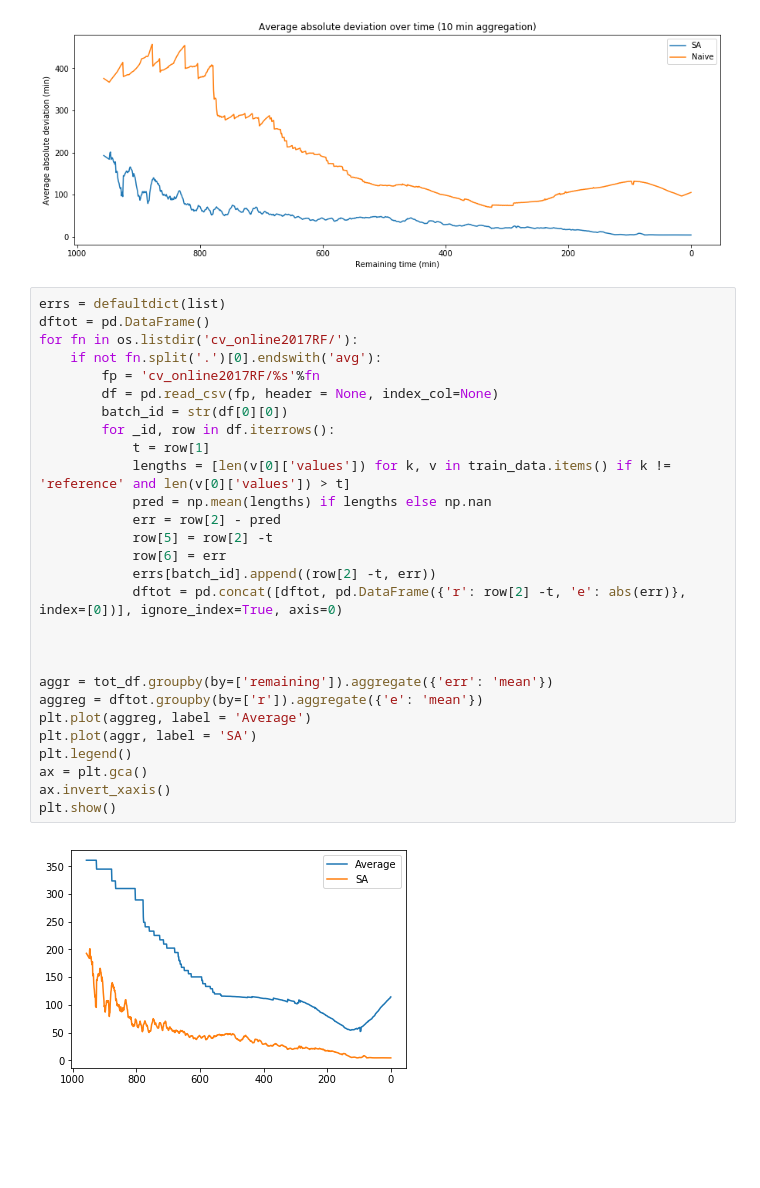
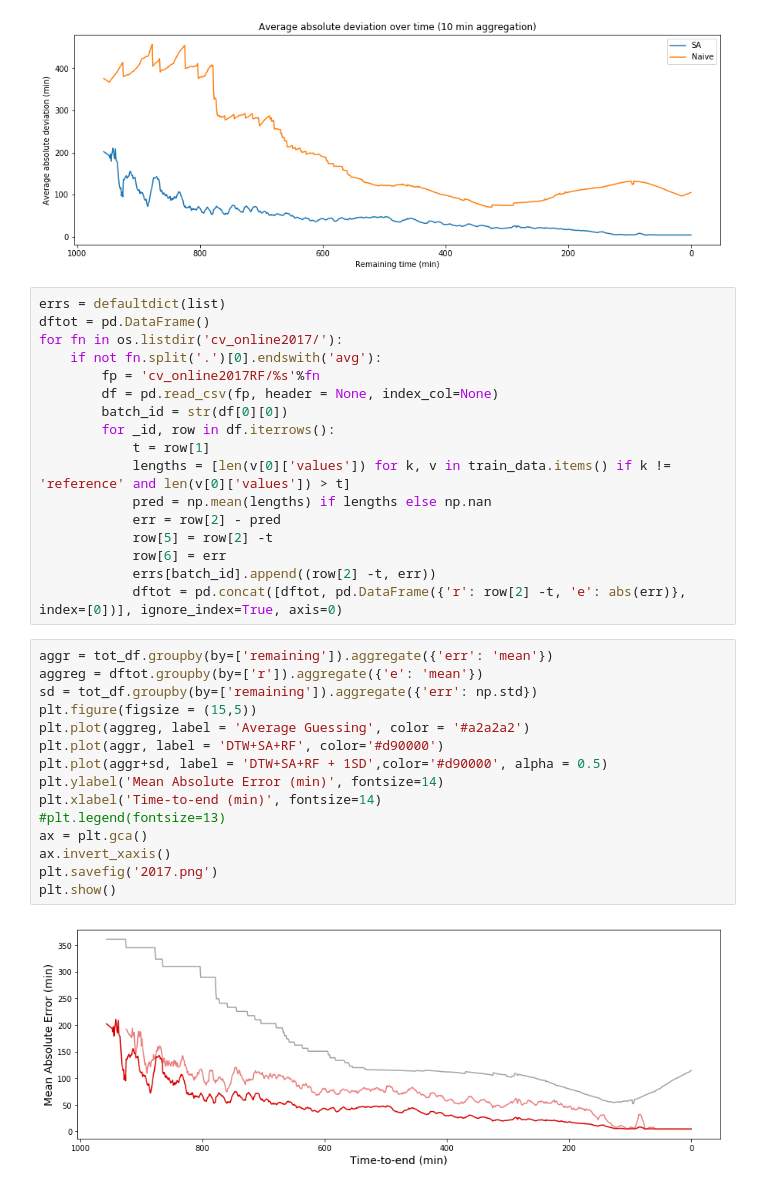
Before and after one commit to polkox928/pgdtw, a Jupyter notebook: final/real_experiment/real_exp2017.ipynb, the cells around one changed output. Cells and saved outputs as stored; diff of their text form; blank space fills up the shorter version.

```diff
--- a/final/real_experiment/real_exp2017.ipynb
+++ b/final/real_experiment/real_exp2017.ipynb
@@ -429,7 +431,7 @@ plt.show()
 # %%
 errs = defaultdict(list)
 dftot = pd.DataFrame()
-for fn in os.listdir('cv_online2017RF/'):
+for fn in os.listdir('cv_online2017/'):
     if not fn.split('.')[0].endswith('avg'):
         fp = 'cv_online2017RF/%s'%fn
         df = pd.read_csv(fp, header = None, index_col=None)
@@ -443,16 +445,20 @@ for fn in os.listdir('cv_online2017RF/'):
             row[6] = err
             errs[batch_id].append((row[2] -t, err))
             dftot = pd.concat([dftot, pd.DataFrame({'r': row[2] -t, 'e': abs(err)}, index=[0])], ignore_index=True, axis=0)
-
-
-
-aggr = tot_df.groupby(by=['remaining']).aggregate({'err': 'mean'})
-aggreg = dftot.groupby(by=['r']).aggregate({'e': 'mean'})
-plt.plot(aggreg, label = 'Average')
-plt.plot(aggr, label = 'SA')
-plt.legend()
-ax = plt.gca()
-ax.invert_xaxis()
-plt.show()
-# %% [output]
-[figure, removed]
+# %%
+aggr = tot_df.groupby(by=['remaining']).aggregate({'err': 'mean'})
+aggreg = dftot.groupby(by=['r']).aggregate({'e': 'mean'})
+sd = tot_df.groupby(by=['remaining']).aggregate({'err': np.std})
+plt.figure(figsize = (15,5))
+plt.plot(aggreg, label = 'Average Guessing', color = '#a2a2a2')
+plt.plot(aggr, label = 'DTW+SA+RF', color='#d90000')
+plt.plot(aggr+sd, label = 'DTW+SA+RF + 1SD',color='#d90000', alpha = 0.5)
+plt.ylabel('Mean Absolute Error (min)', fontsize=14)
+plt.xlabel('Time-to-end (min)', fontsize=14)
+#plt.legend(fontsize=13)
+ax = plt.gca()
+ax.invert_xaxis()
+plt.savefig('2017.png')
+plt.show()
+# %% [output]
+[figure, added]
```
Also changed, not shown: parts of 4 cells of this notebook, 2 other files.
